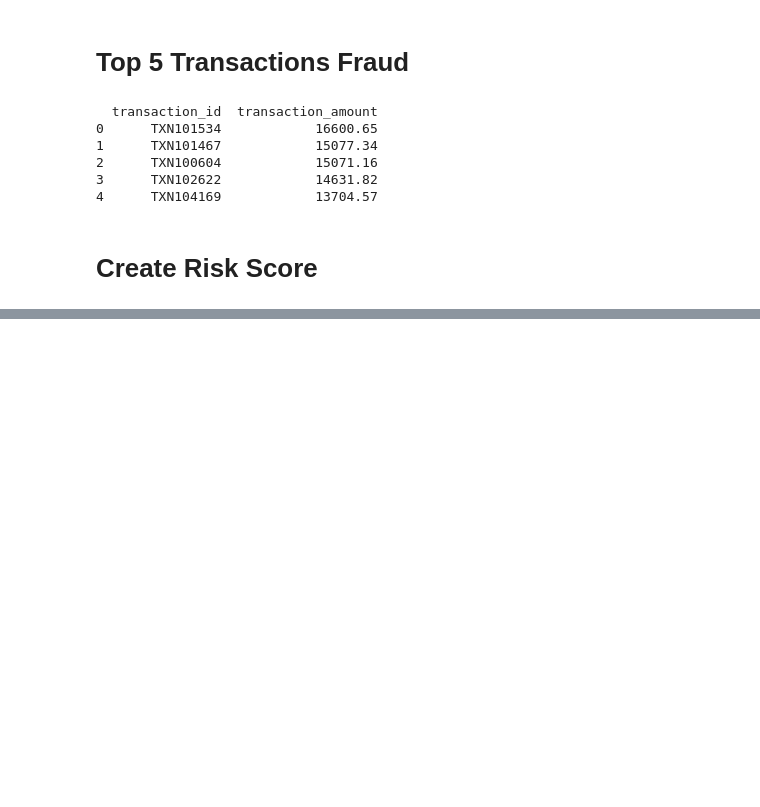
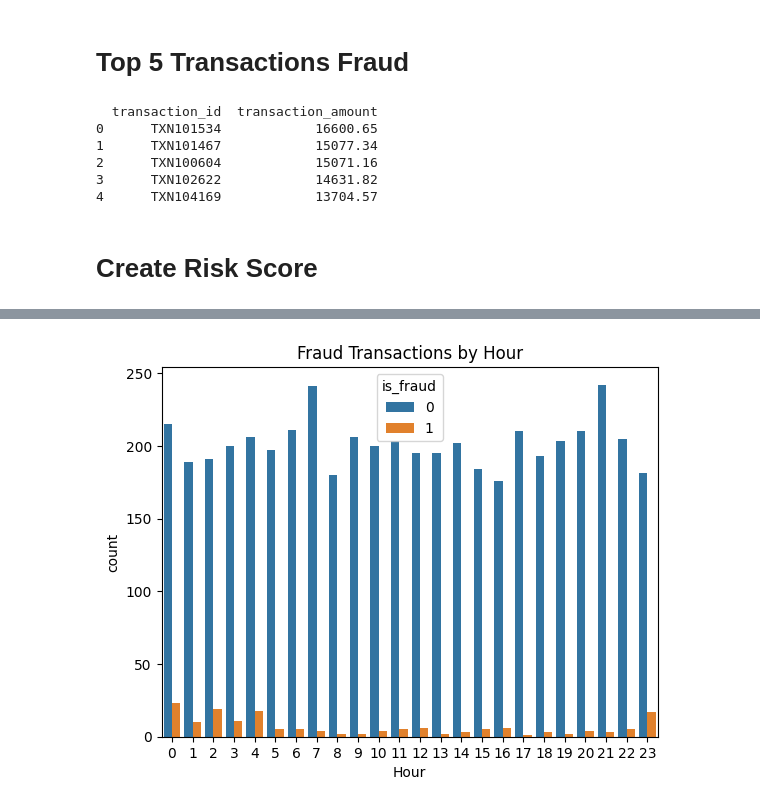
Before and after one commit to pratiksha-2410/UPI-Digital-Payment-Trend-Fraud-Risk-Analysis, a Jupyter notebook: UPI Digital Payment Trend & Fraud Risk Analysis.ipynb, the cells around one changed output, grey strips where cells are left out. Saved outputs shown, nothing was run; the diff lists cells and outputs as text; code cells hidden in the pictures; blank space fills up the shorter version.

```diff
--- a/UPI Digital Payment Trend & Fraud Risk Analysis.ipynb
+++ b/UPI Digital Payment Trend & Fraud Risk Analysis.ipynb
@@ -226,0 +261,10 @@ df.loc[df["Hour"] > 6,"risk_score"]+=1
+# %%
+# Fraud Transaction By Hour
+
+sns.countplot(x='Hour', hue='is_fraud', data=df)
+
+plt.title("Fraud Transactions by Hour")
+
+plt.show()
+# %% [output]
+[figure, added]
```
Also changed, not shown: parts of 4 cells of this notebook, 1 other file.
